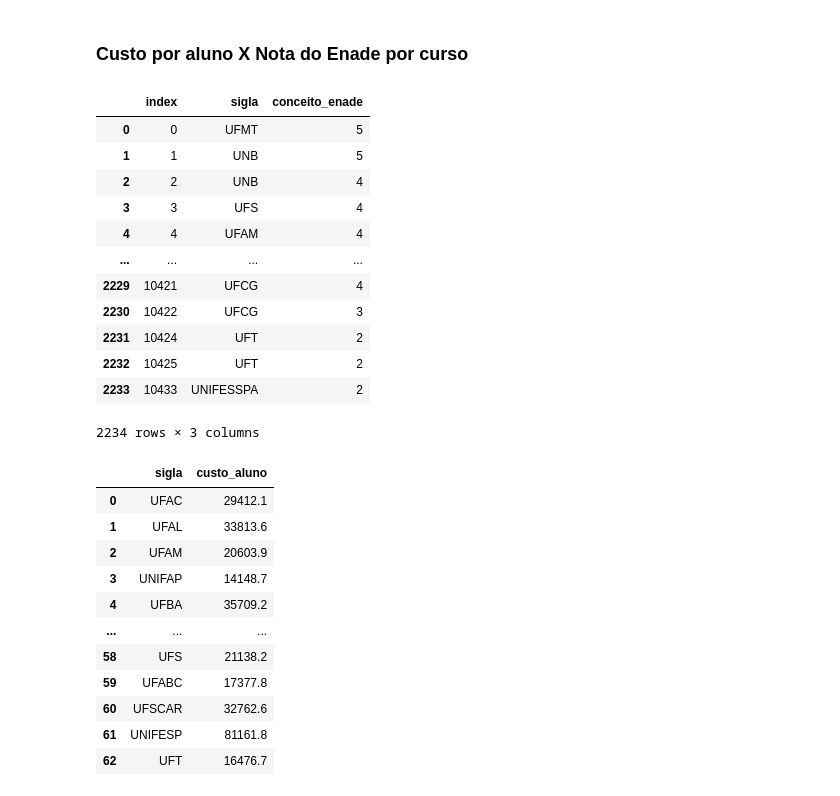
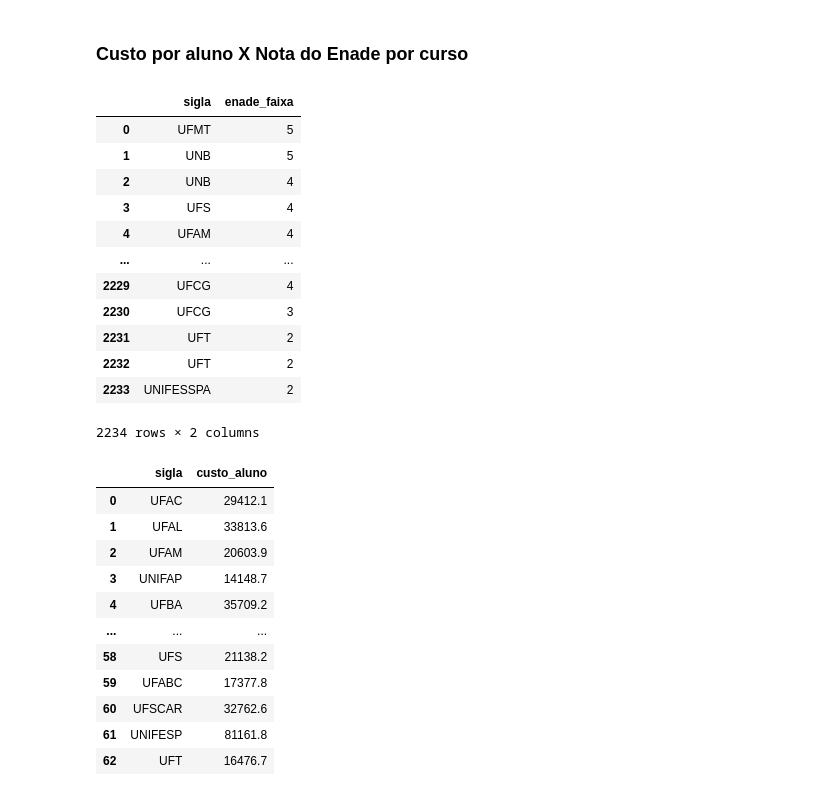
Before and after one commit to francinaldocn/MC_2019.2, a Jupyter notebook: questao1.ipynb, the cells around one changed output. Cells and saved outputs as stored; diff of their text form; code cells hidden in the pictures.

```diff
--- a/questao1.ipynb
+++ b/questao1.ipynb
@@ -143,22 +145,23 @@ plt.show()
 # %% [markdown]
 ### Custo por aluno X Nota do Enade por curso
-# %%
-resultados_enade_cursos_faixa = resultados_enade_ies_tudo.filter(['Sigla da IES', 'Conceito Enade (Faixa)']).rename(columns={"Sigla da IES": "sigla", "Conceito Enade (Faixa)": "conceito_enade"}, errors="raise").reset_index()
-resultados_enade_cursos_faixa
-# %% [output]
-|  | index | sigla | conceito_enade |
-| 0 | 0 | UFMT | 5 |
-| 1 | 1 | UNB | 5 |
-| 2 | 2 | UNB | 4 |
-| 3 | 3 | UFS | 4 |
-| 4 | 4 | UFAM | 4 |
-| ... | ... | ... | ... |
-| 2229 | 10421 | UFCG | 4 |
-| 2230 | 10422 | UFCG | 3 |
-| 2231 | 10424 | UFT | 2 |
-| 2232 | 10425 | UFT | 2 |
-| 2233 | 10433 | UNIFESSPA | 2 |
-2234 rows × 3 columns
+# %%
+resultados_enade_ies_tudo
+resultados_enade_cursos_faixa = resultados_enade_ies_tudo.reset_index().filter(['sigla', 'enade_faixa'])
+resultados_enade_cursos_faixa
+# %% [output]
+|  | sigla | enade_faixa |
+| 0 | UFMT | 5 |
+| 1 | UNB | 5 |
+| 2 | UNB | 4 |
+| 3 | UFS | 4 |
+| 4 | UFAM | 4 |
+| ... | ... | ... |
+| 2229 | UFCG | 4 |
+| 2230 | UFCG | 3 |
+| 2231 | UFT | 2 |
+| 2232 | UFT | 2 |
+| 2233 | UNIFESSPA | 2 |
+2234 rows × 2 columns
 # %%
 ies_custo_aluno = ies_custo.filter(['sigla', 'custo_aluno'])
 ies_custo_aluno
```
Also changed, not shown: parts of 11 cells of this notebook.
